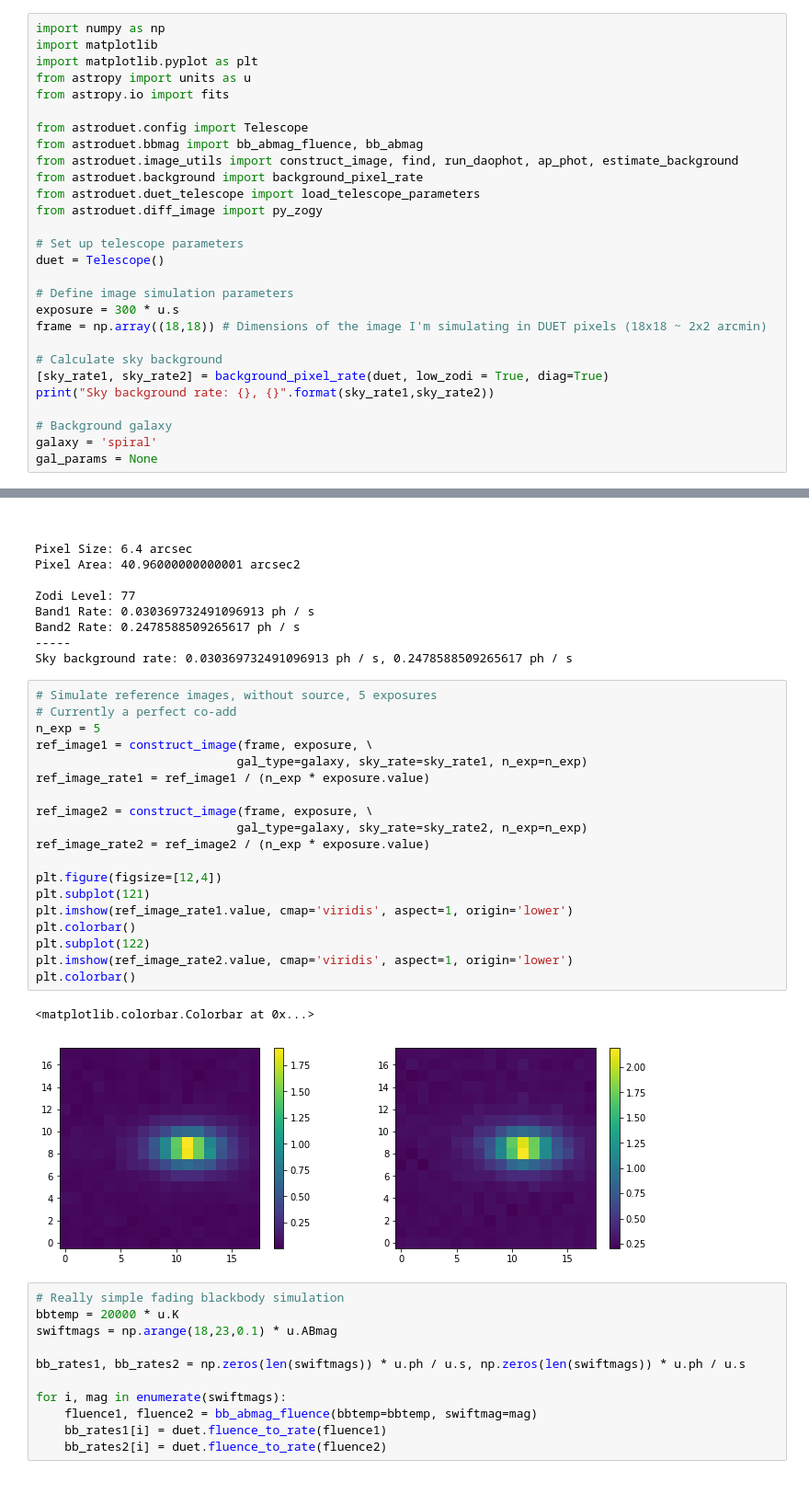
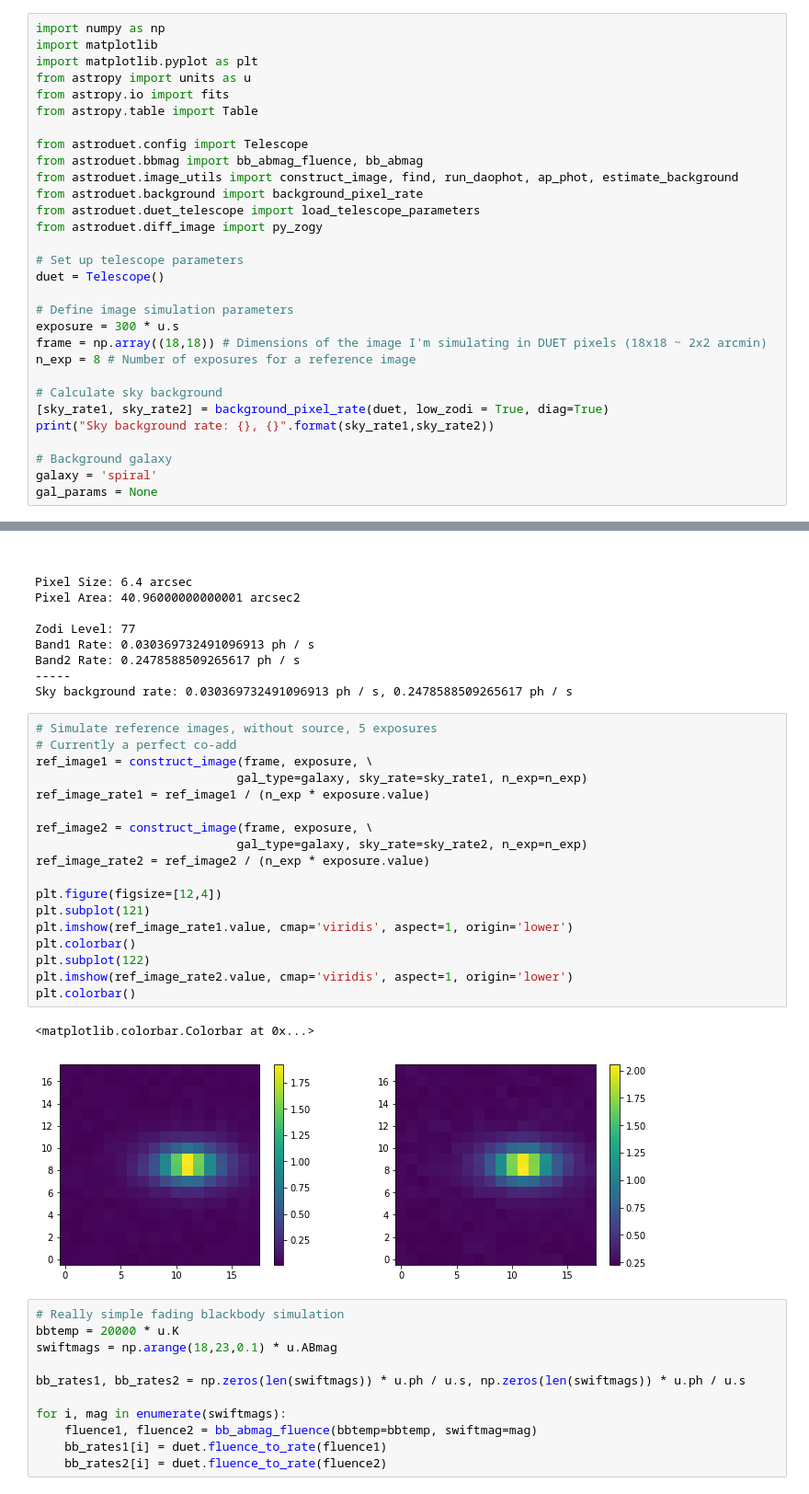
Before and after one commit to bwgref/duet-astro, a Jupyter notebook: notebooks/Imaging Mag Limit.ipynb, the cells around one changed output, grey strips where cells are left out. Shown at 92% size. Drawn from its saved outputs; the diff is of its cells as text.

```diff
--- a/notebooks/Imaging Mag Limit.ipynb
+++ b/notebooks/Imaging Mag Limit.ipynb
@@ -4,6 +4,7 @@ import matplotlib
 import matplotlib.pyplot as plt
 from astropy import units as u
 from astropy.io import fits
+from astropy.table import Table
 
 from astroduet.config import Telescope
 from astroduet.bbmag import bb_abmag_fluence, bb_abmag
@@ -18,6 +19,7 @@ duet = Telescope()
 # Define image simulation parameters
 exposure = 300 * u.s
 frame = np.array((18,18)) # Dimensions of the image I'm simulating in DUET pixels (18x18 ~ 2x2 arcmin)
+n_exp = 8 # Number of exposures for a reference image
 
 # Calculate sky background
 [sky_rate1, sky_rate2] = background_pixel_rate(duet, low_zodi = True, diag=True)
@@ -45,25 +47,24 @@ Sky background rate: 0.030369732491096913 ph / s, 0.2478588509265617 ph / s
 # %%
 # Simulate reference images, without source, 5 exposures
 # Currently a perfect co-add
-n_exp = 5
 ref_image1 = construct_image(frame, exposure, \
                             gal_type=galaxy, sky_rate=sky_rate1, n_exp=n_exp)
 ref_image_rate1 = ref_image1 / (n_exp * exposure.value)
 
 ref_image2 = construct_image(frame, exposure, \
                             gal_type=galaxy, sky_rate=sky_rate2, n_exp=n_exp)
 ref_image_rate2 = ref_image2 / (n_exp * exposure.value)
 
 plt.figure(figsize=[12,4])
 plt.subplot(121)
 plt.imshow(ref_image_rate1.value, cmap='viridis', aspect=1, origin='lower')
 plt.colorbar()
 plt.subplot(122)
 plt.imshow(ref_image_rate2.value, cmap='viridis', aspect=1, origin='lower')
 plt.colorbar()
 # %% [output]
 <matplotlib.colorbar.Colorbar at 0x...>
-[figure, old version]
+[figure, new version]
 # %%
 # Really simple fading blackbody simulation
 bbtemp = 20000 * u.K
```
Also changed, not shown: parts of 7 cells of this notebook.
